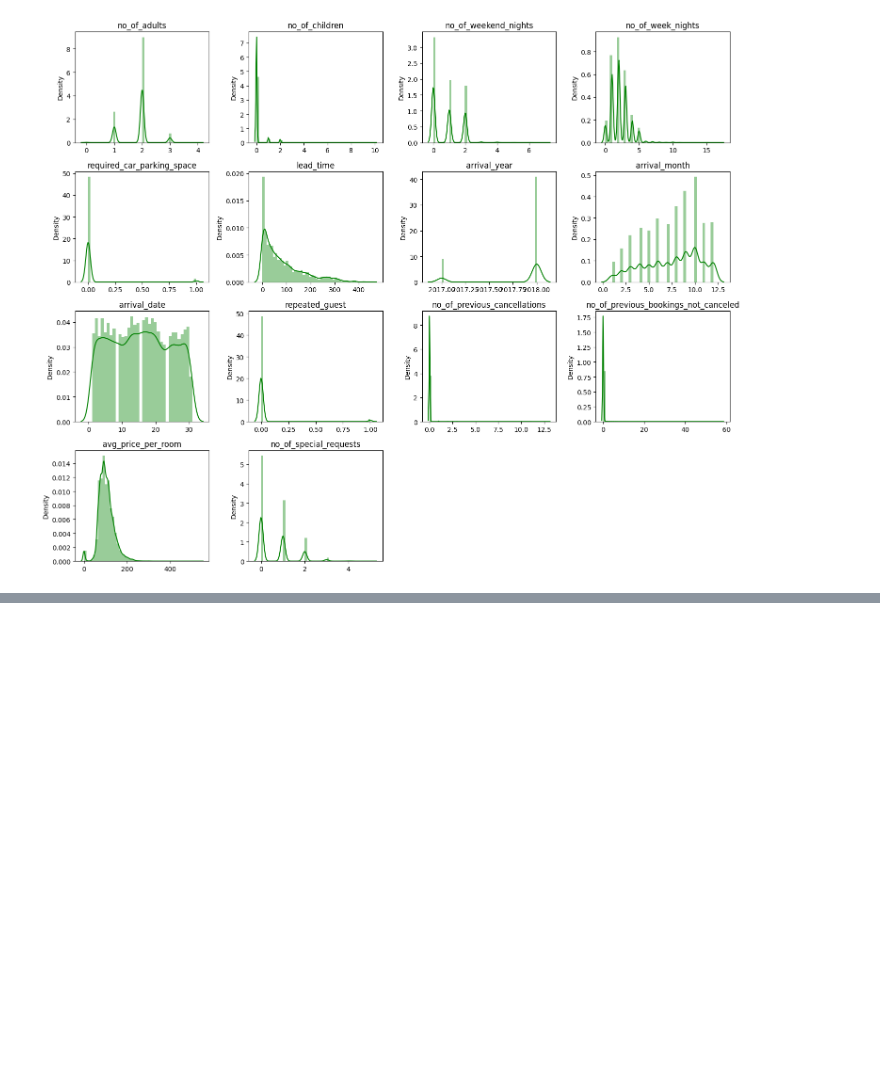
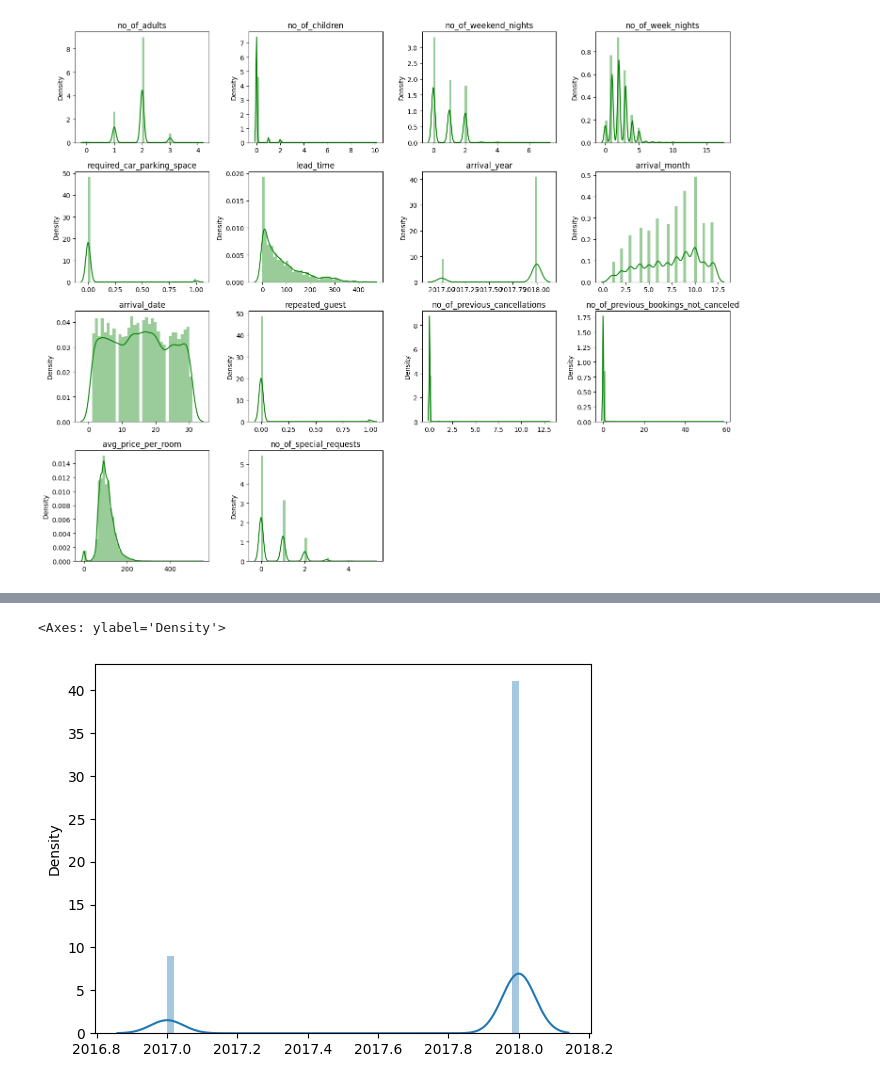
Before and after one commit to rizz045/Hotel-Booking-Cancellation-Analysis-Prediction, a Jupyter notebook: Hotel_Reservation_Status_Prediction_Using_Classification_Techniques.ipynb, the cells around one changed output, grey strips where cells are left out. Saved outputs shown, nothing was run; the diff lists cells and outputs as text; code cells hidden in the pictures; blank space fills up the shorter version.

```diff
--- a/Hotel_Reservation_Status_Prediction_Using_Classification_Techniques.ipynb
+++ b/Hotel_Reservation_Status_Prediction_Using_Classification_Techniques.ipynb
@@ -182,0 +193,5 @@ plt.show()
+# %%
+sns.distplot(x=df['arrival_year'])
+# %% [output]
+<Axes: ylabel='Density'>
+[figure, added]
```
Also changed, not shown: parts of 1 cell of this notebook.
